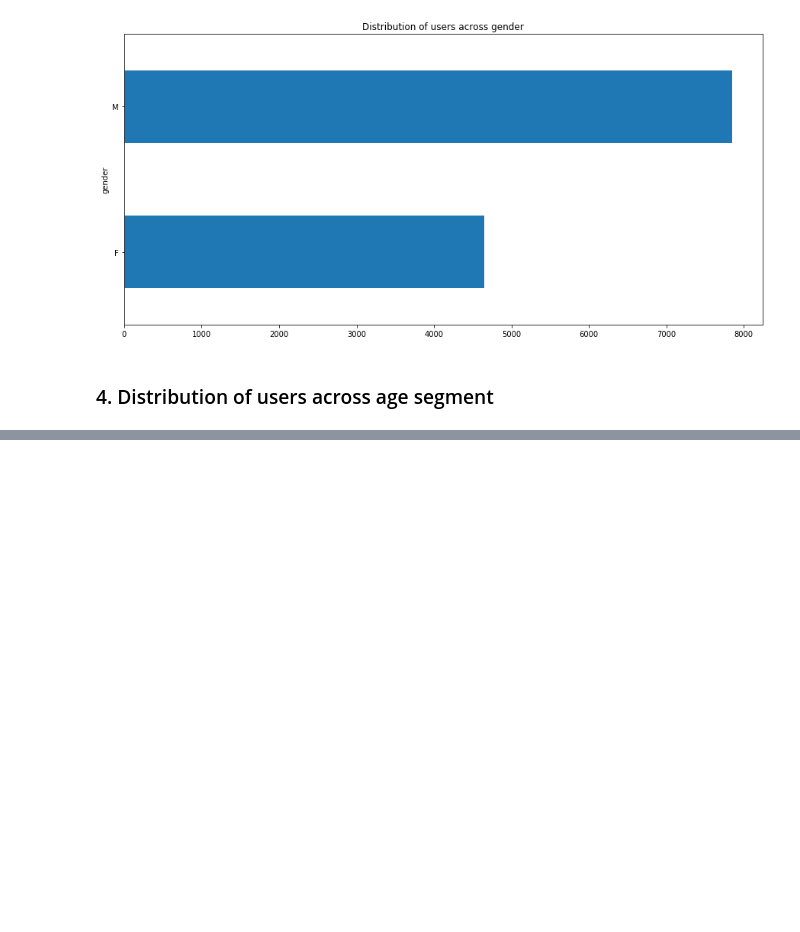
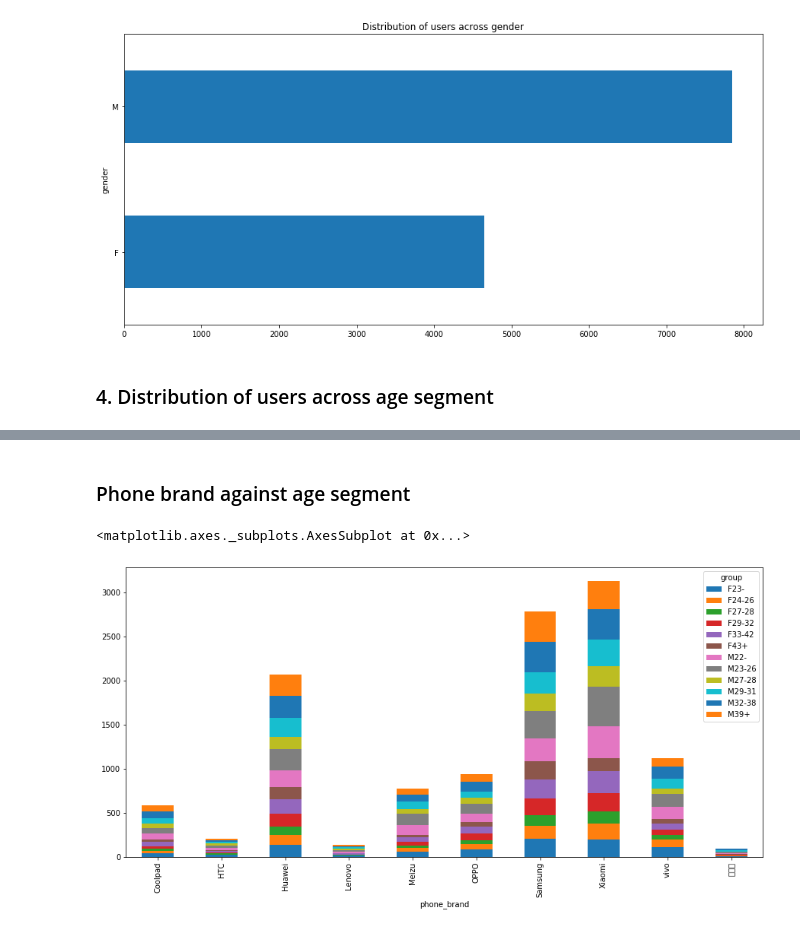
Before and after one commit to spsesha/capstone-project-1, a Jupyter notebook: Capstone Project.ipynb, the cells around one changed output, grey strips where cells are left out. Saved outputs shown, nothing was run; the diff lists cells and outputs as text; code cells hidden in the pictures; blank space fills up the shorter version.

```diff
--- a/Capstone Project.ipynb
+++ b/Capstone Project.ipynb
@@ -223,6 +223,7 @@ Text(0.5, 1.0, 'Distribution of users across state')
 ### 2. Distribution of users across phone brand
 # %%
 temp = unique_set.groupby('phone_brand')['device_id'].count().sort_values(ascending=False)
+top10Phone = temp.head(10).reset_index()
 temp.head(10)
 # %% [output]
 phone_brand
@@ -263,0 +267,2 @@ Text(0.5, 1.0, 'Distribution of users across age segment')
+# %%
+top_brand = top10Phone['phone_brand'].to_list()
@@ -263,0 +274,8 @@ Text(0.5, 1.0, 'Distribution of users across age segment')
+# %% [markdown]
+### Phone brand against age segment
+# %%
+temp = phone_brand_filter.groupby(['phone_brand', 'group']).size().reset_index().pivot(columns='group', index='phone_brand', values=0)
+temp.plot.bar(stacked=True, figsize=(15, 7))
+# %% [output]
+<matplotlib.axes._subplots.AxesSubplot at 0x...>
+[figure, added]
```
Also changed, not shown: parts of 4 cells of this notebook.
